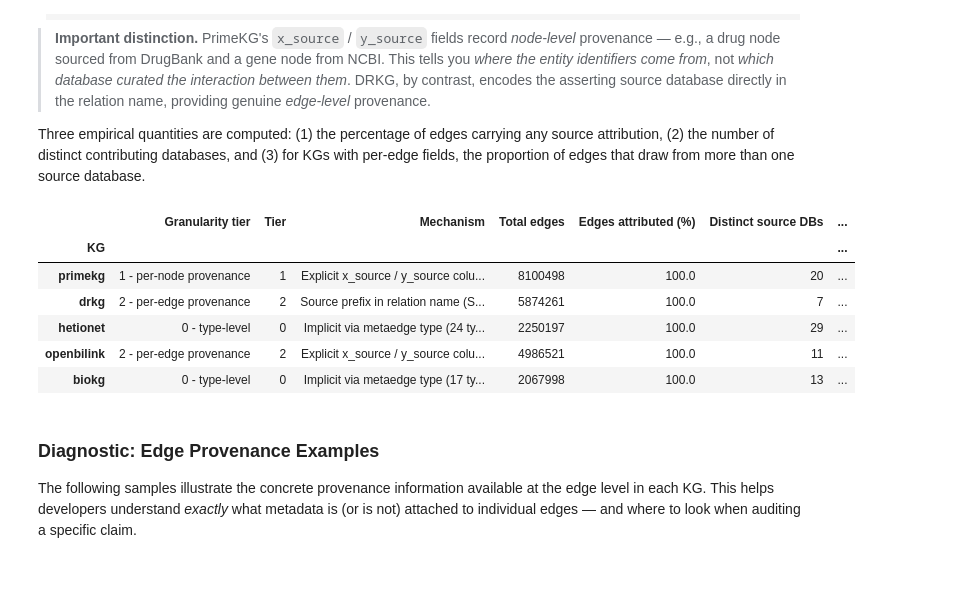
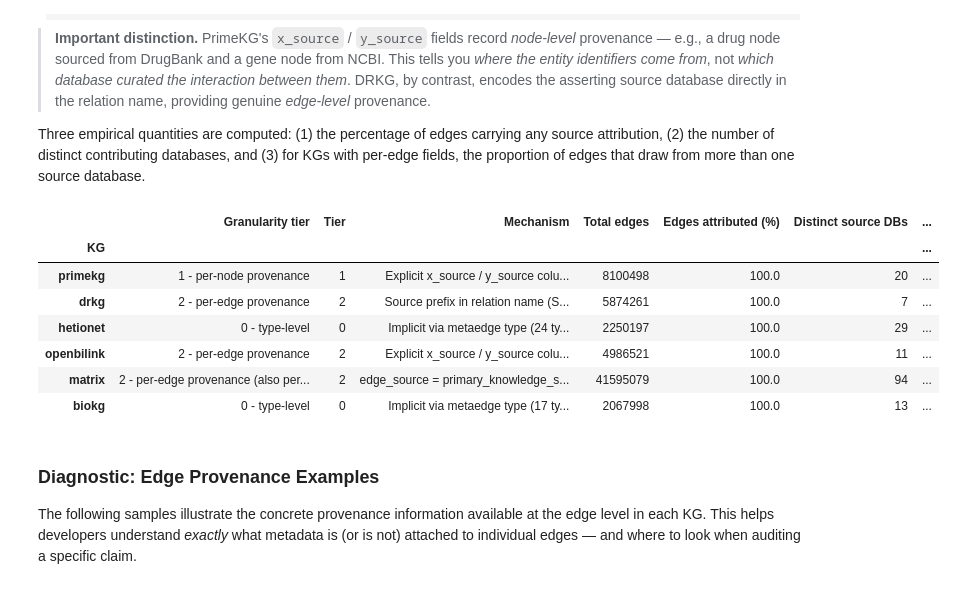
Before and after one commit to emmolins/biokgsuite_dashboard, a Jupyter notebook: eval_notebooks/03_trustworthiness.ipynb, the cells around one changed output. Drawn from its saved outputs; the diff is of its cells as text; code cells hidden in the pictures.

```diff
--- a/eval_notebooks/03_trustworthiness.ipynb
+++ b/eval_notebooks/03_trustworthiness.ipynb
@@ -255,6 +297,9 @@ PANEL_CONFIG = {
     'primekg':  {'title': 'PrimeKG',                     'label_col': 'source',   'top_n': None},
     'drkg':     {'title': 'DRKG',                        'label_col': 'source',   'top_n': None},
     'hetionet': {'title': 'Hetionet',                    'label_col': 'metaedge', 'top_n': None},
+    'openbilink':{'title': 'OpenBioLink',                 'label_col': 'source',   'top_n': None},
+    'biokg':    {'title': 'BioKG',                       'label_col': 'predicate','top_n': None},
+    'matrix':   {'title': 'MATRIX',                      'label_col': 'source',   'top_n': 20},
 }
 
 panel_kgs = [n for n in PANEL_CONFIG if n in kg_counts]
@@ -339,6 +384,19 @@ GRANULARITY_CONFIG = {
         'cols':      ('x_source', 'y_source'),
         'documented_sources': 11,  # 11 primary sources observed in edge data
     },
+    # MATRIX exposes BOTH per-node provenance (x_source / y_source = which
+    # Translator pipeline ingested each endpoint) AND per-edge provenance
+    # (edge_source = the asserting database, e.g. infores:drugbank). Score
+    # against per-edge granularity (the more informative signal); the
+    # node-level info is exposed separately for downstream auditing.
+    'matrix': {
+        'tier':      2,
+        'tier_label':'2 - per-edge provenance (also per-node)',
+        'mechanism': 'edge_source = primary_knowledge_source (Biolink infores: CURIE) per edge — 94 distinct asserting databases. Plus per-node x_source / y_source (upstream pipeline) and edge-level aggregator_source / edge_upstream — multi-tier provenance.',
+        'mode':      'columns',
+        'cols':      ('edge_source',),
+        'documented_sources': 94,
+    },
     'biokg': {
         'tier':      0,
         'tier_label': '0 - type-level',
@@ -359,11 +417,18 @@ def _granularity_row(name: str, kg: pd.DataFrame, cfg: dict) -> dict:
     n    = len(kg)
 
     if mode == 'columns':
-        x, y       = cfg['cols']
-        attributed = kg[x].notna()
-        pct_attr   = 100 * attributed.sum() / n
-        cross      = attributed & kg[y].notna() & (kg[x] != kg[y])
-        pct_cross  = 100 * cross.sum() / attributed.sum() if attributed.sum() else 0.0
+        cols = cfg['cols']
+        if len(cols) == 1:
+            x = cols[0]
+            attributed = kg[x].notna() & kg[x].astype(str).ne('')
+            pct_attr   = 100 * attributed.sum() / n
+            pct_cross  = 'N/A'  # single-col mode (edge-level); no x vs y comparison
+        else:
+            x, y       = cols
+            attributed = kg[x].notna()
+            pct_attr   = 100 * attributed.sum() / n
+            cross      = attributed & kg[y].notna() & (kg[x] != kg[y])
+            pct_cross  = 100 * cross.sum() / attributed.sum() if attributed.sum() else 0.0
 
     elif mode == 'relation_prefix':
         attributed = kg['relation'].str.contains('::')
@@ -378,33 +443,34 @@ def _granularity_row(name: str, kg: pd.DataFrame, cfg: dict) -> dict:
     n_src = cfg['documented_sources']
 
     mechanism = cfg['mechanism'] or \
                 f'Implicit via metaedge type ({kg["relation"].nunique()} types; no per-edge field)'
 
     return {
         'KG':                     name,
         'Granularity tier':       cfg['tier_label'],
         'Tier':                   cfg['tier'],
         'Mechanism':              mechanism,
         'Total edges':            n,
         'Edges attributed (%)':   round(pct_attr, 1),
         'Distinct source DBs':    n_src,
         'Cross-source edges (%)': round(pct_cross, 1) if isinstance(pct_cross, float) else pct_cross,
     }
 
 gran_df = pd.DataFrame([
     _granularity_row(name, kgs[name]['kg'], cfg)
     for name, cfg in GRANULARITY_CONFIG.items()
     if name in kgs
 ]).set_index('KG')
 
 gran_df
 # %% [output]
 |  | Granularity tier | Tier | Mechanism | Total edges | Edges attributed (%) | Distinct source DBs | ... |
 | KG |  |  |  |  |  |  | ... |
 | primekg | 1 - per-node provenance | 1 | Explicit x_source / y_source colu... | 8100498 | 100.0 | 20 | ... |
 | drkg | 2 - per-edge provenance | 2 | Source prefix in relation name (S... | 5874261 | 100.0 | 7 | ... |
 | hetionet | 0 - type-level | 0 | Implicit via metaedge type (24 ty... | 2250197 | 100.0 | 29 | ... |
 | openbilink | 2 - per-edge provenance | 2 | Explicit x_source / y_source colu... | 4986521 | 100.0 | 11 | ... |
+| matrix | 2 - per-edge provenance (also per... | 2 | edge_source = primary_knowledge_s... | 41595079 | 100.0 | 94 | ... |
 | biokg | 0 - type-level | 0 | Implicit via metaedge type (17 ty... | 2067998 | 100.0 | 13 | ... |
 # %% [markdown]
 ### Diagnostic: Edge Provenance Examples
```
Also changed, not shown: parts of 8 cells of this notebook, 22 other files.
